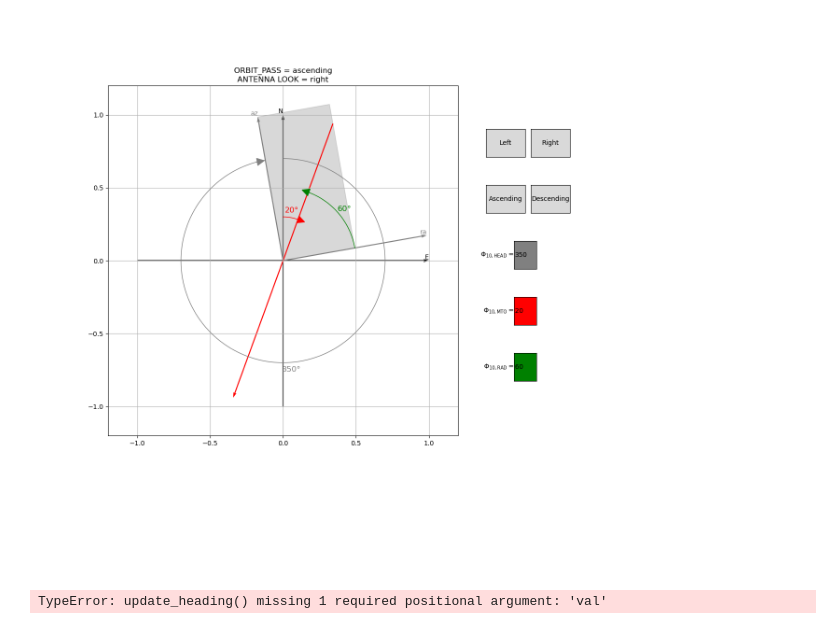
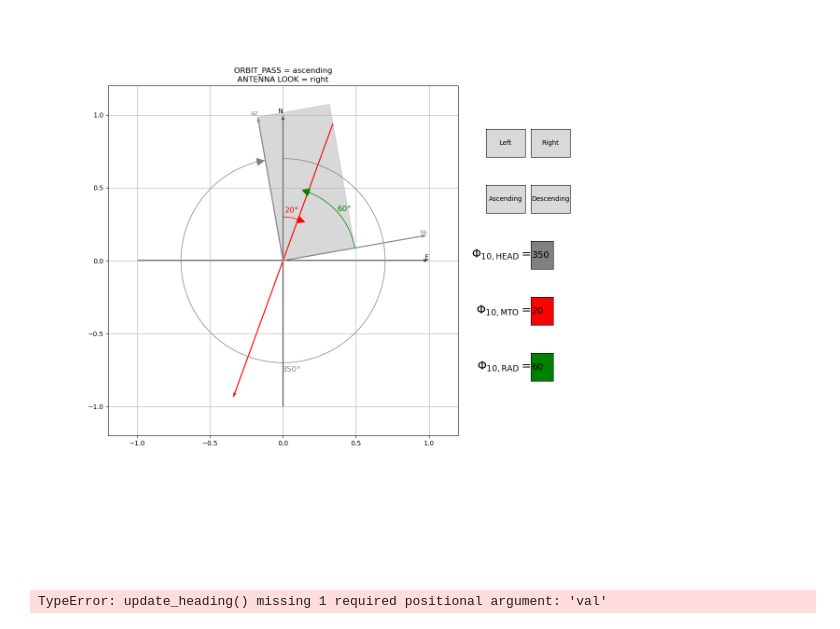
Before and after one commit to vincelhx/sar_wind_direction, a Jupyter notebook: angles_display.ipynb, the cells around one changed output. Cells and saved outputs as stored; diff of their text form; code cells hidden in the pictures.

```diff
--- a/angles_display.ipynb
+++ b/angles_display.ipynb
@@ -262,40 +262,49 @@ if __name__ == "__main__":
     arc_antenna, arrow_antenna, text_antenna= draw_angle(ax, [0, 0], heading_python, winddir_antenna_initial, radius=0.5, color=COLOR_WIND_RADAR, clockwise=False)  # Arc starting from North
 
     # TextBoxes for manual modifications
-    text_box_ax_heading = plt.axes([0.85, 0.55, 0.04, 0.05])
+    text_box_ax_heading = plt.axes([0.88, 0.55, 0.04, 0.05])
     text_box_heading = TextBox(text_box_ax_heading, r'$\Phi_{10, \mathrm{HEAD}} =$', initial=str(heading_initial),color=COLOR_RADAR)
     text_box_heading.on_submit(update_heading)
+    text_box_heading.label.set_fontsize(18)
+    text_box_heading.text_disp.set_fontsize(14)
+    text_box_heading.text_disp.set_va('center')
 
-    text_box_ax_winddir = plt.axes([0.85, 0.45, 0.04, 0.05])
-    text_box_winddir = TextBox(text_box_ax_winddir, r'$\Phi_{10, \mathrm{MTO}} =$', initial=str(winddir_meteo_initial), color="red")
+    text_box_ax_winddir = plt.axes([0.88, 0.45, 0.04, 0.05])
+    text_box_winddir = TextBox(text_box_ax_winddir, r'$\Phi_{10, \mathrm{MTO}} =$', initial=str(winddir_meteo_initial), color="red",)
     text_box_winddir.on_submit(update_winddir_meteo)
+    text_box_winddir.label.set_fontsize(18)
+    text_box_winddir.text_disp.set_fontsize(14)
+    text_box_winddir.text_disp.set_va('center')
 
-    text_box_ax_winddir_antenna = plt.axes([0.85, 0.35, 0.04, 0.05])  # Adjust size and location as needed
+    text_box_ax_winddir_antenna = plt.axes([0.88, 0.35, 0.04, 0.05])  # Adjust size and location as needed
     text_box_winddir_antenna = TextBox(text_box_ax_winddir_antenna, r'$\Phi_{10, \mathrm{RAD}} =$', initial=str(winddir_antenna_initial), color = COLOR_WIND_RADAR)
     text_box_winddir_antenna.set_active(False)  # Rendre la boîte de texte non modifiable
+    text_box_winddir_antenna.label.set_fontsize(18)
+    text_box_winddir_antenna.text_disp.set_fontsize(14)
+    text_box_winddir_antenna.text_disp.set_va('center')
 
     # Buttons for selecting antenna look direction
     button_ax_left = plt.axes([0.8, 0.75, 0.07, 0.05])
     button_left = Button(button_ax_left, 'Left')
     button_left.on_clicked(left_button_clicked)
 
     button_ax_right = plt.axes([0.88, 0.75, 0.07, 0.05])
     button_right = Button(button_ax_right, 'Right')
     button_right.on_clicked(right_button_clicked)
 
     # Buttons for selecting pass
     button_ax_ascending = plt.axes([0.8, 0.65, 0.07, 0.05])
     button_ascending = Button(button_ax_ascending, 'Ascending')
     button_ascending.on_clicked(button_ascending_clicked)
 
     button_ax_descending = plt.axes([0.88, 0.65, 0.07, 0.05])
     button_descending = Button(button_ax_descending, 'Descending')
     button_descending.on_clicked(button_descending_clicked)
 
 
     ax.set_title(f"ORBIT_PASS = {ORBIT_PASS}\nANTENNA LOOK = {ANTENNA_LOOK}")
 
     plt.show()
 # %% [output]
-[figure, old version]
+[figure, new version]
 TypeError: update_heading() missing 1 required positional argument: 'val'
```
Also changed, not shown: 2 other files.
